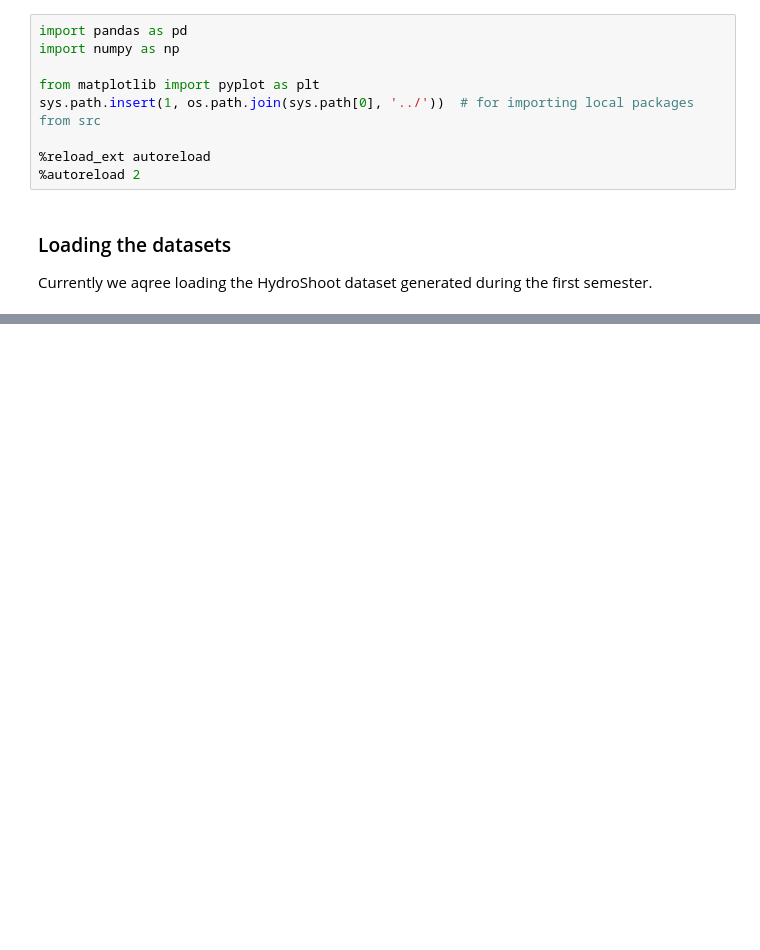
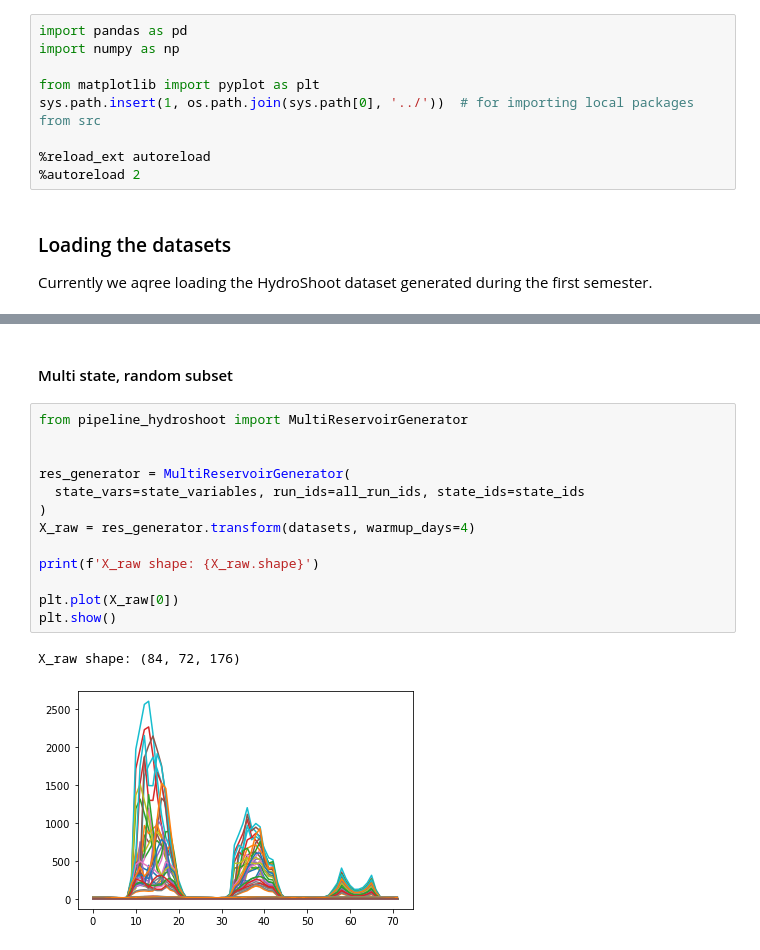
Before and after one commit to mcndt/thesis-plant-reservoir-computing, a Jupyter notebook: notebooks/hydroshoot_refactor.ipynb, the cells around one changed output, grey strips where cells are left out. Drawn from its saved outputs; the diff is of its cells as text; blank space fills up the shorter version.

```diff
--- a/notebooks/hydroshoot_refactor.ipynb
+++ b/notebooks/hydroshoot_refactor.ipynb
@@ -34,0 +71,18 @@ print()
+# %% [markdown]
+#### Multi state, random subset
+# %%
+from pipeline_hydroshoot import MultiReservoirGenerator
+
+
+res_generator = MultiReservoirGenerator(
+  state_vars=state_variables, run_ids=all_run_ids, state_ids=state_ids
+)
+X_raw = res_generator.transform(datasets, warmup_days=4)
+
+print(f'X_raw shape: {X_raw.shape}')
+
+plt.plot(X_raw[0])
+plt.show()
+# %% [output]
+X_raw shape: (84, 72, 176)
+[figure, added]
```
Also changed, not shown: parts of 30 cells of this notebook, 9 other files.
